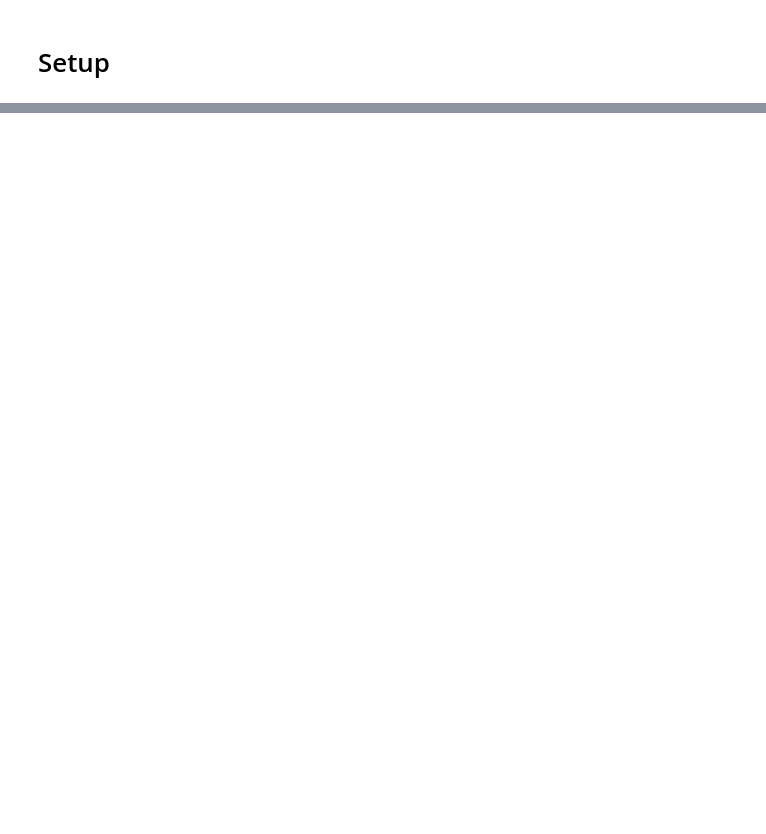
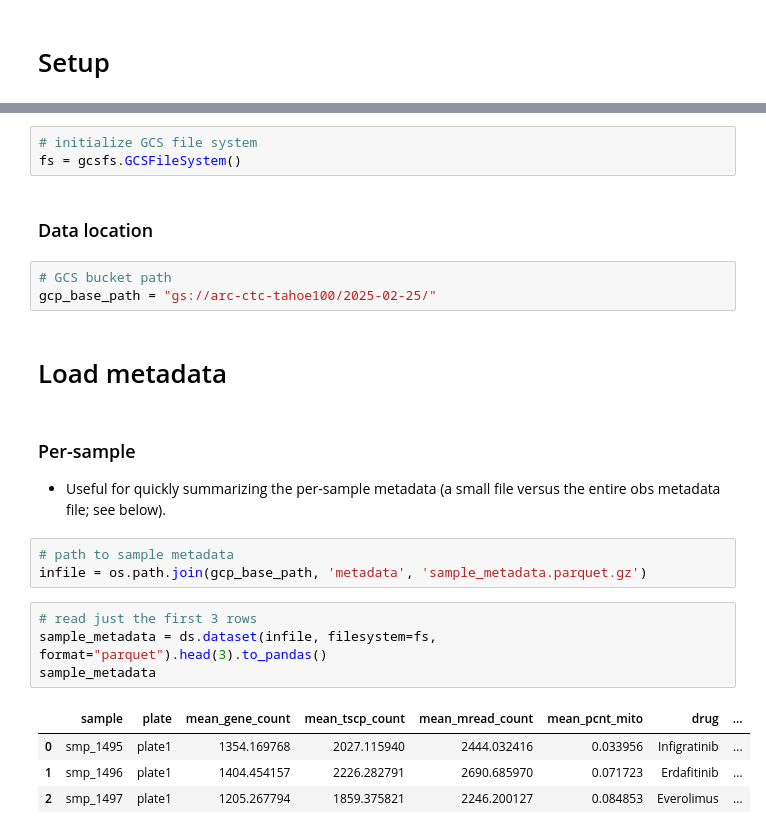
Before and after one commit to rdas-genesilico-ai/arc-virtual-cell-atlas-uv, a Jupyter notebook: tahoe-100/tutorial-py.ipynb, the cells around one changed output, grey strips where cells are left out. Cells and saved outputs as stored; diff of their text form; blank space fills up the shorter version.

```diff
--- a/tahoe-100/tutorial-py.ipynb
+++ b/tahoe-100/tutorial-py.ipynb
@@ -401,0 +46,26 @@ zstandard                   0.23.0
+# %%
+# initialize GCS file system
+fs = gcsfs.GCSFileSystem()
+# %% [markdown]
+### Data location
+# %%
+# GCS bucket path
+gcp_base_path = "gs://arc-ctc-tahoe100/2025-02-25/"
+# %% [markdown]
+# Load metadata
+# %% [markdown]
+### Per-sample
+
+* Useful for quickly summarizing the per-sample metadata (a small file versus the entire obs metadata file; see below).
+# %%
+# path to sample metadata
+infile = os.path.join(gcp_base_path, 'metadata', 'sample_metadata.parquet.gz')
+# %%
+# read just the first 3 rows
+sample_metadata = ds.dataset(infile, filesystem=fs, format="parquet").head(3).to_pandas()
+sample_metadata
+# %% [output]
+|  | sample | plate | mean_gene_count | mean_tscp_count | mean_mread_count | mean_pcnt_mito | drug | ... |
+| 0 | smp_1495 | plate1 | 1354.169768 | 2027.115940 | 2444.032416 | 0.033956 | Infigratinib | ... |
+| 1 | smp_1496 | plate1 | 1404.454157 | 2226.282791 | 2690.685970 | 0.071723 | Erdafitinib | ... |
+| 2 | smp_1497 | plate1 | 1205.267794 | 1859.375821 | 2246.200127 | 0.084853 | Everolimus | ... |
```
Also changed, not shown: parts of 57 cells of this notebook, 5 other files.
